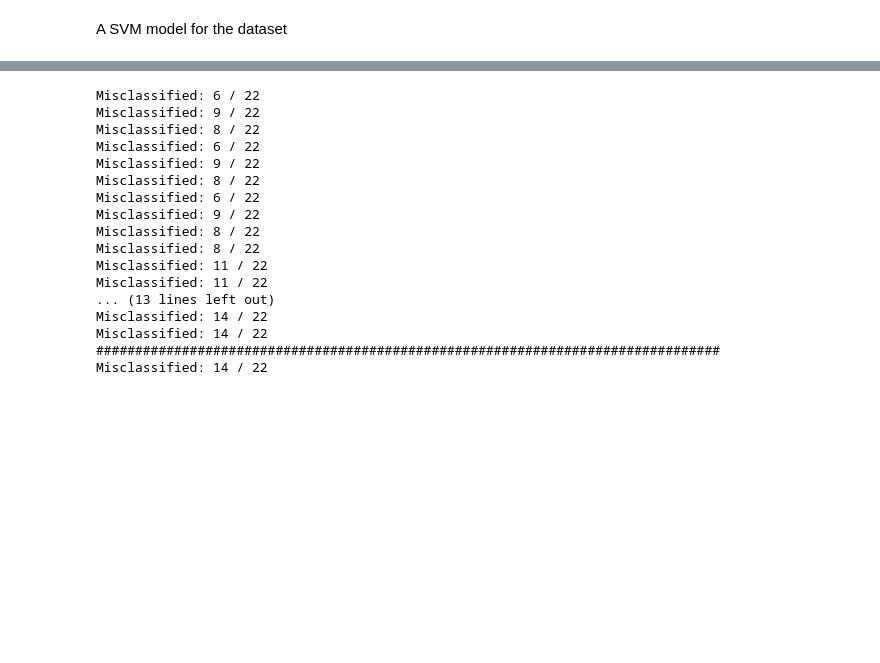
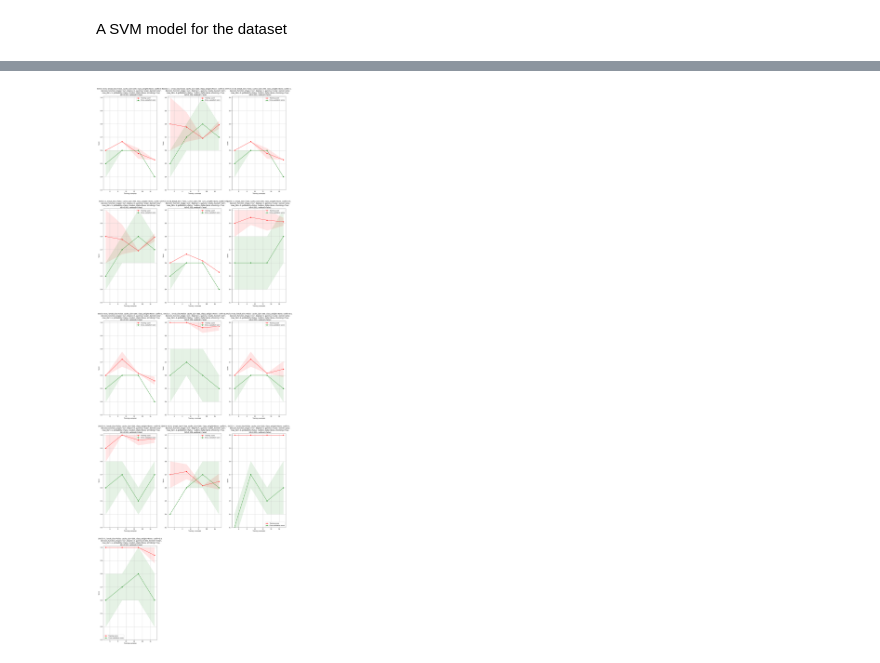
Before and after one commit to puckgroen/TM10007_PROJECT, a Jupyter notebook: SVM_model.ipynb, the cells around one changed output, grey strips where cells are left out. Cells and saved outputs as stored; diff of their text form; code cells hidden in the pictures; blank space fills up the shorter version.

Commit message:
SVM model

```diff
--- a/SVM_model.ipynb
+++ b/SVM_model.ipynb
@@ -91,13 +240,0 @@ print(accuracy)
-# %%
-svc = svm.SVC(kernel="linear")
-
-# classifications
-rfecv = feature_selection.RFECV(
-    estimator=svc, step=1,
-    cv=model_selection.StratifiedKFold(4),
-    scoring='roc_auc')
-rfecv.fit(X_train_scaled, y_train)
-
-regions = pd.Series(rfecv.support_,index = data.columns[:])
-selected_features_rfecv = regions[regions==True].index
-print(selected_features_rfecv)
@@ -109,7 +244,7 @@ svmrbf = SVC(kernel='rbf', gamma='scale')
 svmpoly = SVC(kernel='poly', degree=3, gamma='scale')
 clsfs = [svmlin, svmrbf, svmpoly]
 for clf in clsfs:
-    clf.fit(X_train_scaled, y_train)
-    y_pred = clf.predict(X_validation)
-    print(f"Misclassified: {(y_validation != y_pred).sum()} / {X_validation.shape[0]} ")
+    clf.fit(X_train_pca, y_train)
+    y_pred = clf.predict(X_validation_pca)
+    print(f"Misclassified: {(y_validation != y_pred).sum()} / {y_validation.shape[0]} ")
 # %% [output]
@@ -119,51 +254,34 @@ Misclassified: 11 / 22
 # %%
 degrees = [1, 3, 5]
-coef0s = [0.01, 0.5, 1]
-slacks = [0.01, 0.5, 1]
+coef0s = [0.5, 1]
+slacks = [0.01, 1]
 
 clsfs = list()
 for degree in degrees:
     for coef0 in coef0s:
         for slack in slacks:
             clsfs.append(SVC(kernel='poly', degree=degree, coef0=coef0, C=slack, gamma='scale'))
 
-for clf in clsfs:
-    clf.fit(X_train_scaled, y_train)
-    y_pred = clf.predict(X_validation)
-    print(f"Misclassified: {(y_validation != y_pred).sum()} / {X_validation.shape[0]} ")
-
-print(80*'#')
-grid_param =[{'kernel': ('linear','rbf'), 'gamma': [1e-04, 1e-03, 1e-02, 0.1, 1, 10],'C': [1e-04, 1e-03, 1e-02, 0.1, 1, 10]}]
-grid_search=GridSearchCV(SVC(),grid_param,n_jobs=-1,verbose=2)
-grid_search.fit(X_train_scaled, y_train)
-
-best_hyperparameters = grid_search.best_params_
-print(best_hyperparameters)
-C = best_hyperparameters.get('C')
-gamma = best_hyperparameters.get('gamma')
-kernel = best_hyperparameters.get('kernel')
-best_result = grid_search.best_score_
-print(best_result)
+C = 1 #C = best_hyperparameters.get('C')
+gamma = 0.001 #gamma = best_hyperparameters.get('gamma')
+kernel = 'linear' #kernel = best_hyperparameters.get('kernel')
 
 model=svm.SVC(kernel=kernel, C=C, gamma=gamma)
-model.fit(X_train_scaled, y_train)
-y_pred = clf.predict(X_validation)
-print(f"Misclassified: {(y_validation != y_pred).sum()} / {X_validation.shape[0]} ")
+clsfs.append(model)
+
+
+for clf in clsfs:
+    clf.fit(X_train_pca, y_train)
+    y_pred = clf.predict(X_validation_pca)
+    #print(f"Misclassified: {(y_validation != y_pred).sum()} / {y_validation.shape[0]} ")
+
+fig = plt.figure(figsize=(24,8*len(clsfs)))
+cv = model_selection.ShuffleSplit(n_splits=2, test_size=0.2, random_state=0)
+num = 0
+for clf in clsfs:
+    title = str(clf)
+    ax = fig.add_subplot(7, 3, num + 1)
+    plot_learning_curve(clf, title, X_validation_pca, y_validation, ax, ylim=(0.3, 1.01), cv=cv)
+    num += 1
 # %% [output]
-Misclassified: 6 / 22
-Misclassified: 9 / 22
-Misclassified: 8 / 22
-Misclassified: 6 / 22
-Misclassified: 9 / 22
-Misclassified: 8 / 22
-Misclassified: 6 / 22
-Misclassified: 9 / 22
-Misclassified: 8 / 22
-Misclassified: 8 / 22
-Misclassified: 11 / 22
-Misclassified: 11 / 22
-... (13 lines left out)
-Misclassified: 14 / 22
-Misclassified: 14 / 22
-################################################################################
-Misclassified: 14 / 22
+[figure, added]
```
Also changed, not shown: parts of 9 cells of this notebook.
